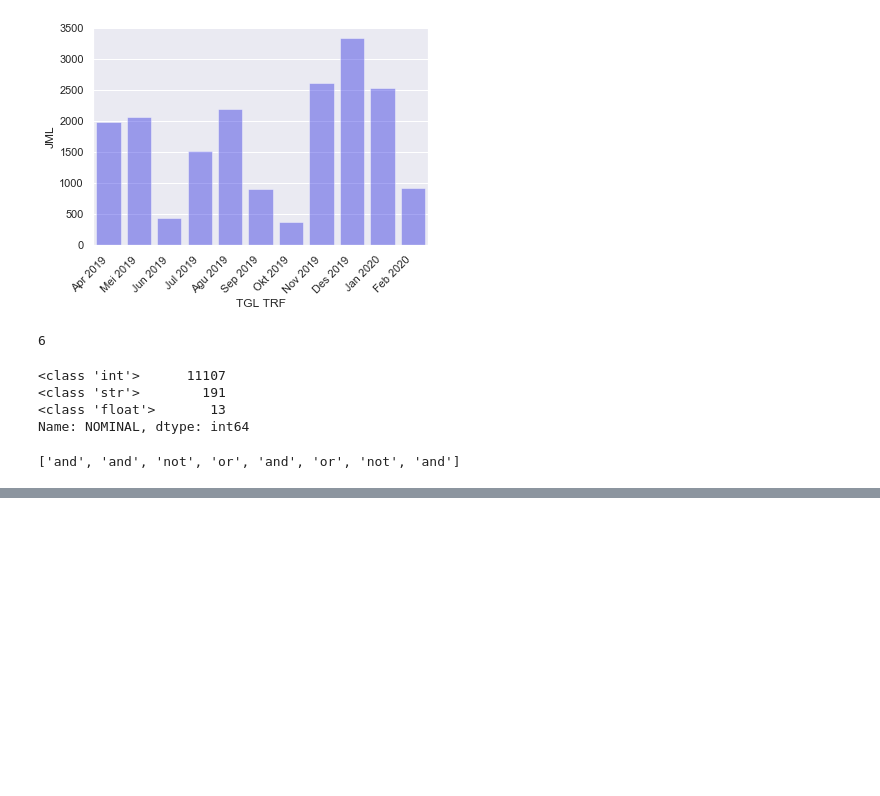
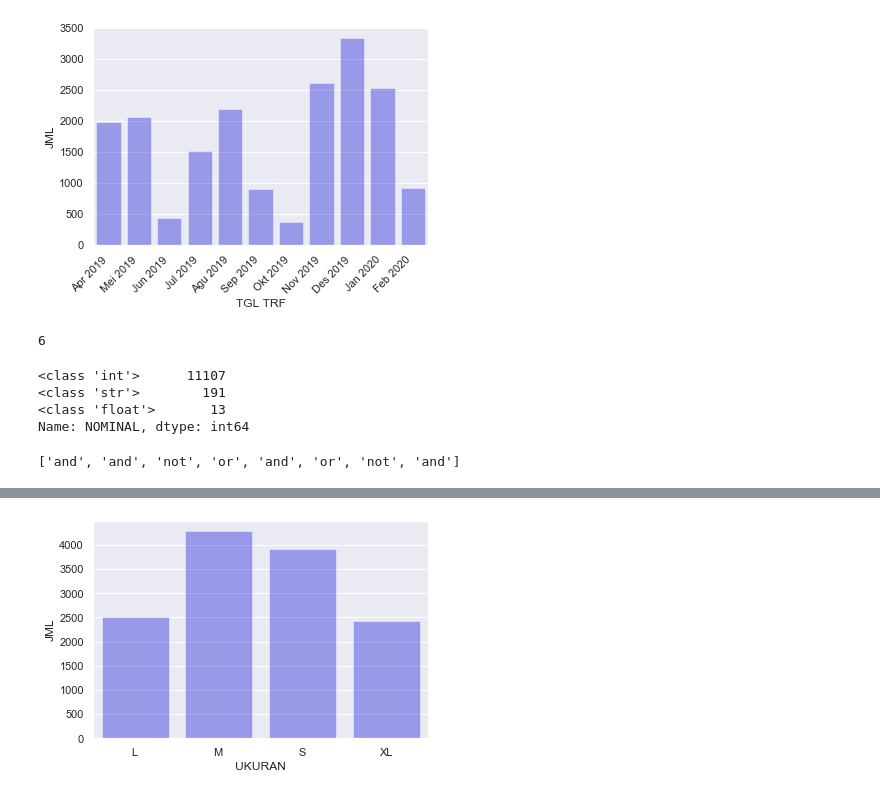
Before and after one commit to rifqisulistya/sales-analysis, a Jupyter notebook: Seikha.ipynb, the cells around one changed output, grey strips where cells are left out. Drawn from its saved outputs; the diff is of its cells as text; code cells hidden in the pictures; blank space fills up the shorter version.

```diff
--- a/Seikha.ipynb
+++ b/Seikha.ipynb
@@ -611,3 +552,13 @@ list_regex = r.findall(s)
 list_regex
 # %% [output]
 ['and', 'and', 'not', 'or', 'and', 'or', 'not', 'and']
+# %%
+# Extract ukuran
+
+list_ukuran = [' S ', ' M ', ' L ', 'XL', 'XXL']
+
+lu = '({})'.format('|'.join([r'\b{}\b'.format(x) for x in list_ukuran]))
+
+all_data_lu = all_data['ORDERAN'].str.extract(lu)
+
+all_data_lu.head()
@@ -613,0 +572,5 @@ list_regex
+# %%
+# Membuat kolom ukuran
+
+all_data['UKURAN'] = all_data_lu[0]
+all_data.head()
@@ -613,0 +585,3 @@ list_regex
+# %%
+ukuran = all_data.groupby('UKURAN').sum().drop(columns=['#REF!', 'TGL TRF'])
+ukuran.head()
@@ -613,0 +595,4 @@ list_regex
+# %%
+ukuran_chart = sns.barplot(x=ukuran.index, y='JML', data=ukuran, color='blue', alpha=0.4)
+# %% [output]
+[figure, added]
```
Also changed, not shown: parts of 21 cells of this notebook.
